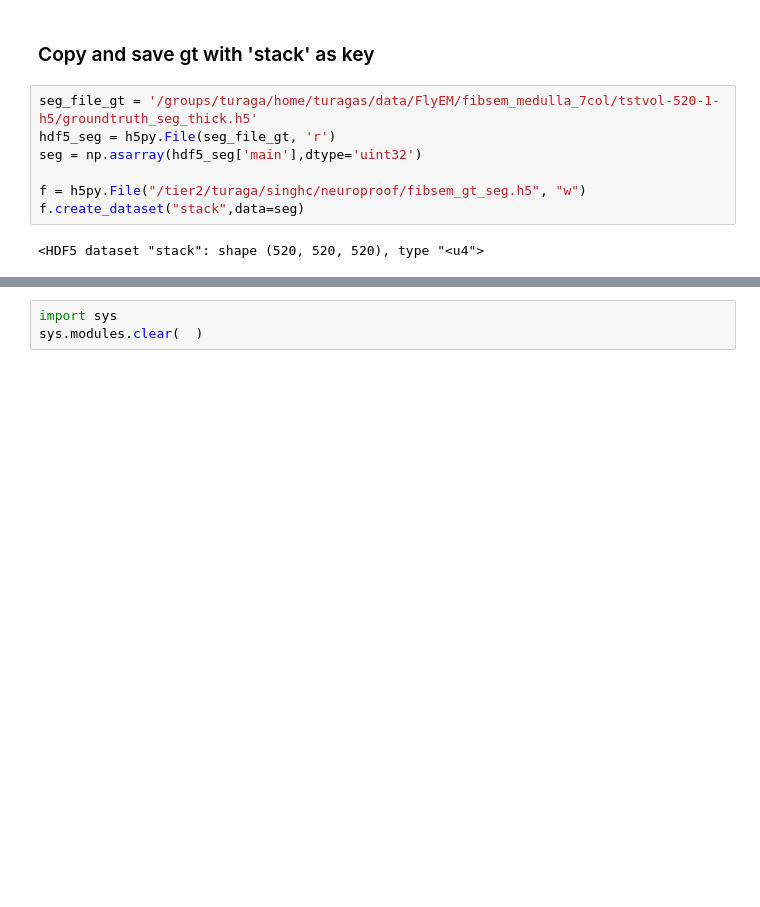
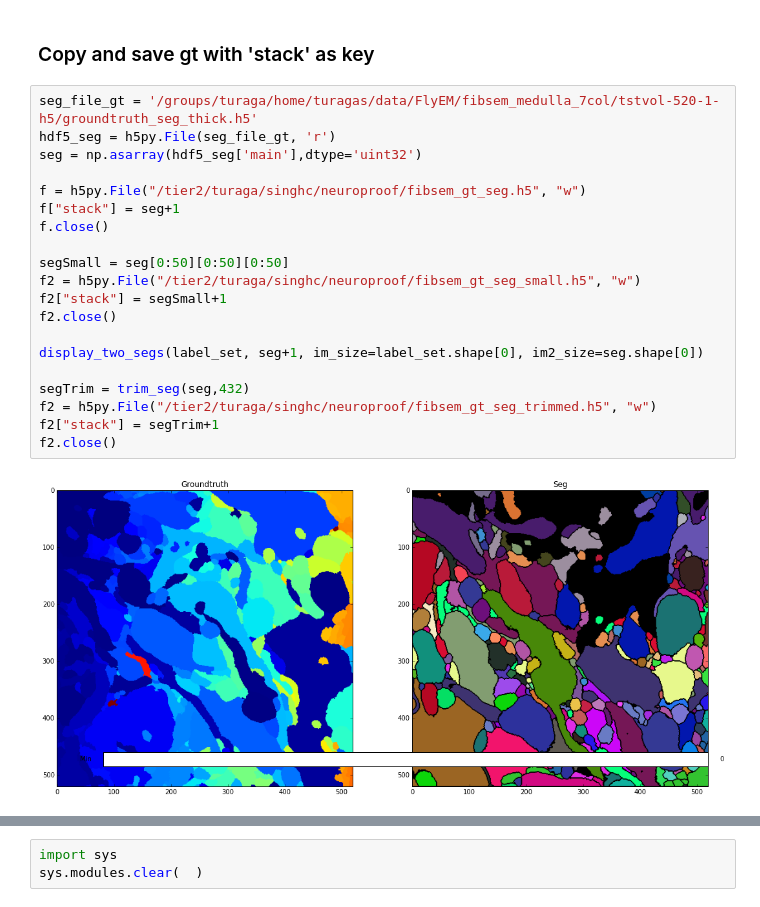
Before and after one commit to csinva/conv-net-scripts, a Jupyter notebook: visualization/neuroproof.ipynb, the cells around one changed output, grey strips where cells are left out. Cells and saved outputs as stored; diff of their text form; blank space fills up the shorter version.

```diff
--- a/visualization/neuroproof.ipynb
+++ b/visualization/neuroproof.ipynb
@@ -50,9 +53,22 @@ after:
 # %%
 seg_file_gt = '/groups/turaga/home/turagas/data/FlyEM/fibsem_medulla_7col/tstvol-520-1-h5/groundtruth_seg_thick.h5'
 hdf5_seg = h5py.File(seg_file_gt, 'r')
 seg = np.asarray(hdf5_seg['main'],dtype='uint32')
 
 f = h5py.File("/tier2/turaga/singhc/neuroproof/fibsem_gt_seg.h5", "w")
-f.create_dataset("stack",data=seg)
+f["stack"] = seg+1
+f.close()
+
+segSmall = seg[0:50][0:50][0:50]
+f2 = h5py.File("/tier2/turaga/singhc/neuroproof/fibsem_gt_seg_small.h5", "w")
+f2["stack"] = segSmall+1
+f2.close()
+
+display_two_segs(label_set, seg+1, im_size=label_set.shape[0], im2_size=seg.shape[0])
+
+segTrim = trim_seg(seg,432)
+f2 = h5py.File("/tier2/turaga/singhc/neuroproof/fibsem_gt_seg_trimmed.h5", "w")
+f2["stack"] = segTrim+1
+f2.close()
 # %% [output]
-<HDF5 dataset "stack": shape (520, 520, 520), type "<u4">
+[figure, added]
```
Also changed, not shown: parts of 6 cells of this notebook, 11 other files.
